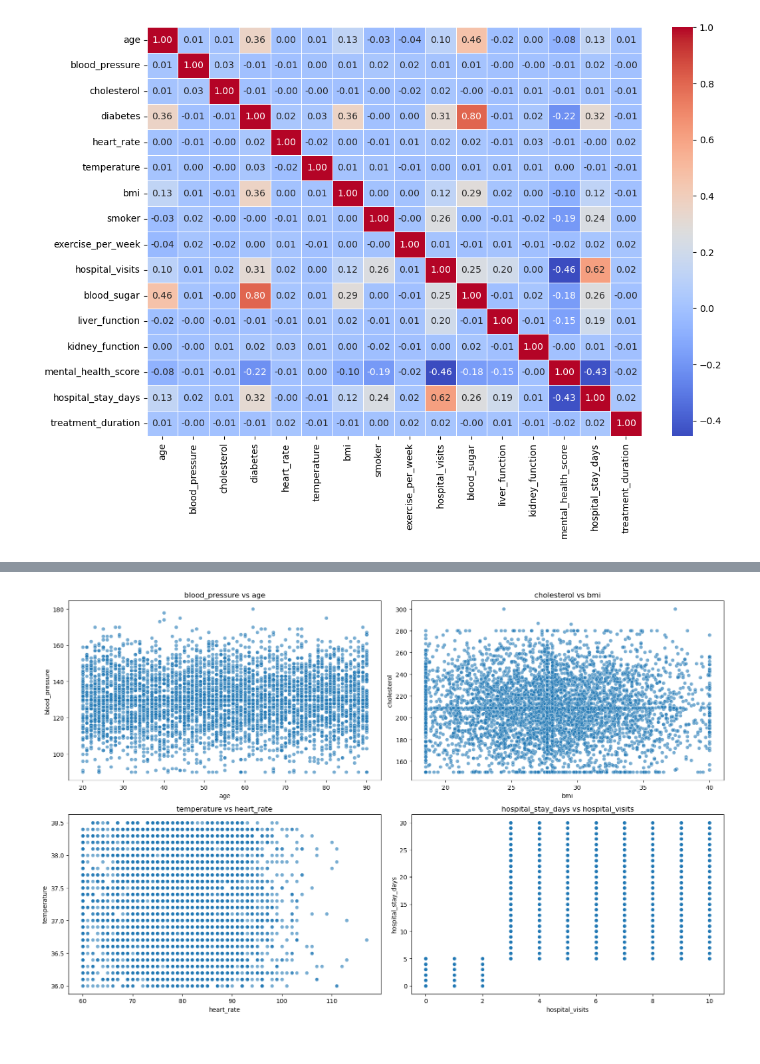
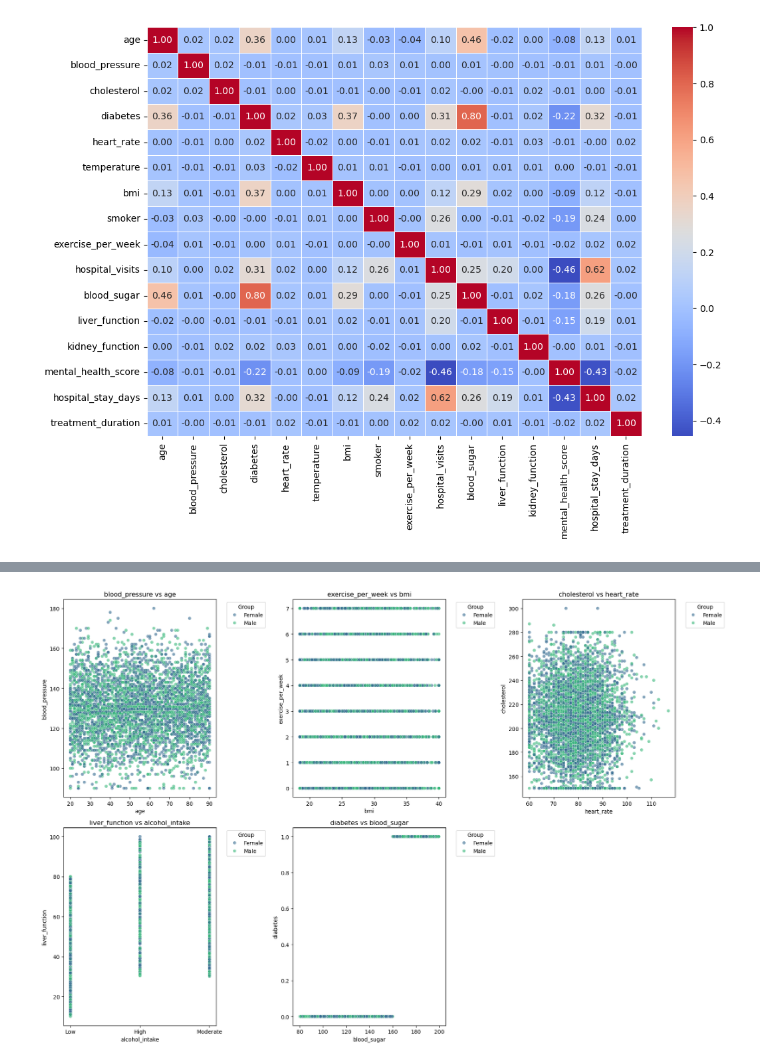
Before and after one commit to ayman-yasser/DEPI_final_project-Healthcare-Predictive-Analytics, a Jupyter notebook: data_cleaning_and_viz.ipynb, the cells around one changed output, grey strips where cells are left out. Cells and saved outputs as stored; diff of their text form; code cells hidden in the pictures.

Commit message:
extra data cleaning

```diff
--- a/data_cleaning_and_viz.ipynb
+++ b/data_cleaning_and_viz.ipynb
@@ -110,15 +137,19 @@ df["treatment_end"] = pd.to_datetime(df["treatment_end"], errors="coerce")
 # %%
-# dropna in treatment start column
-df = df.dropna(subset=['treatment_start'])
-df['treatment_duration'] = (df['treatment_end'] - df['treatment_start']).dt.days
+# binning as no. groups are large
+df['age_bin'] = pd.cut(df['age'], bins=[0, 30, 45, 60, 80, 100], labels=['young', 'mid1', 'mid2', 'old', 'very_old'])
+df['bmi_bin'] = pd.cut(df['bmi'], bins=[0, 18.5, 25, 30, 35, 100], labels=['underweight', 'normal', 'overweight', 'obese', 'morbid'])
 
 # fillna in blood pressure column
-df["blood_pressure"] = df.groupby("gender")["blood_pressure"].transform(lambda x: x.fillna(x.mean()))
+df['blood_pressure'] = df.groupby(['age_bin', 'bmi_bin', 'gender'])['blood_pressure'].transform(lambda x: x.fillna(x.mean()))
+
 # fillna in cholesterol column
-df["cholesterol"] = df.groupby("gender")["cholesterol"].transform(lambda x: x.fillna(x.median()))
+df["cholesterol"] = df.groupby(["gender", "age_bin", "bmi_bin"])["cholesterol"].transform(lambda x: x.fillna(x.median()))
+
 # fillna in bmi column
-df["bmi"] = df.groupby("gender")["bmi"].transform(lambda x: x.fillna(x.median()))
+df["bmi"] = df.groupby(["gender", "age_bin", "exercise_per_week"])["bmi"].transform(lambda x: x.fillna(x.median()))
+
 # fillna in alcohol_intake column
 df["alcohol_intake"] = df["alcohol_intake"].fillna("Low")
-# fillna in medication column
-df['medication'] = df['medication'].fillna('unknown')
+
+
+df = df.drop(columns=['age_bin', 'bmi_bin'])
@@ -124,0 +191,2 @@ df['medication'] = df['medication'].fillna('unknown')
+# %%
+df.loc[df['medication'] == 'unknown', 'medication'] = np.nan
@@ -125,3 +195,6 @@ df['medication'] = df['medication'].fillna('unknown')
+# %%
+# fillna in medication column
+df['medication'] = df['medication'].fillna(df.groupby('diagnosis')['medication'].transform(lambda x:x.mode()[0]))
 # %%
 df.isnull().sum()
 # %% [output]
@@ -209,20 +281,21 @@ plt.show()
 # %%
-
 scatter_pairs = [
     ('age', 'blood_pressure'),
-    ('bmi', 'cholesterol'),
-    ('heart_rate', 'temperature'),
-    ('hospital_visits', 'hospital_stay_days')
+    ('bmi', 'exercise_per_week'),
+    ('heart_rate', 'cholesterol'),
+    ('alcohol_intake', 'liver_function'),
+    ('blood_sugar', 'diabetes')
 ]
-plt.figure(figsize=(16, 10))
+plt.figure(figsize=(18, 12))
 for i, (x_col, y_col) in enumerate(scatter_pairs):
-    plt.subplot(2, 2, i + 1)
-    sns.scatterplot(x=x_col, y=y_col, data=df, alpha=0.6)
+    plt.subplot(2, 3, i + 1)
+    sns.scatterplot(x=x_col, y=y_col, hue='gender', data=df, alpha=0.6, palette='viridis')
     plt.title(f'{y_col} vs {x_col}')
     plt.xlabel(x_col)
     plt.ylabel(y_col)
+    plt.legend(title='Group', bbox_to_anchor=(1.05, 1), loc='upper left')
 
 plt.tight_layout()
 plt.show()
 # %% [output]
-[figure, old version]
+[figure, new version]
```
Also changed, not shown: parts of 12 cells of this notebook, 1 other file.
